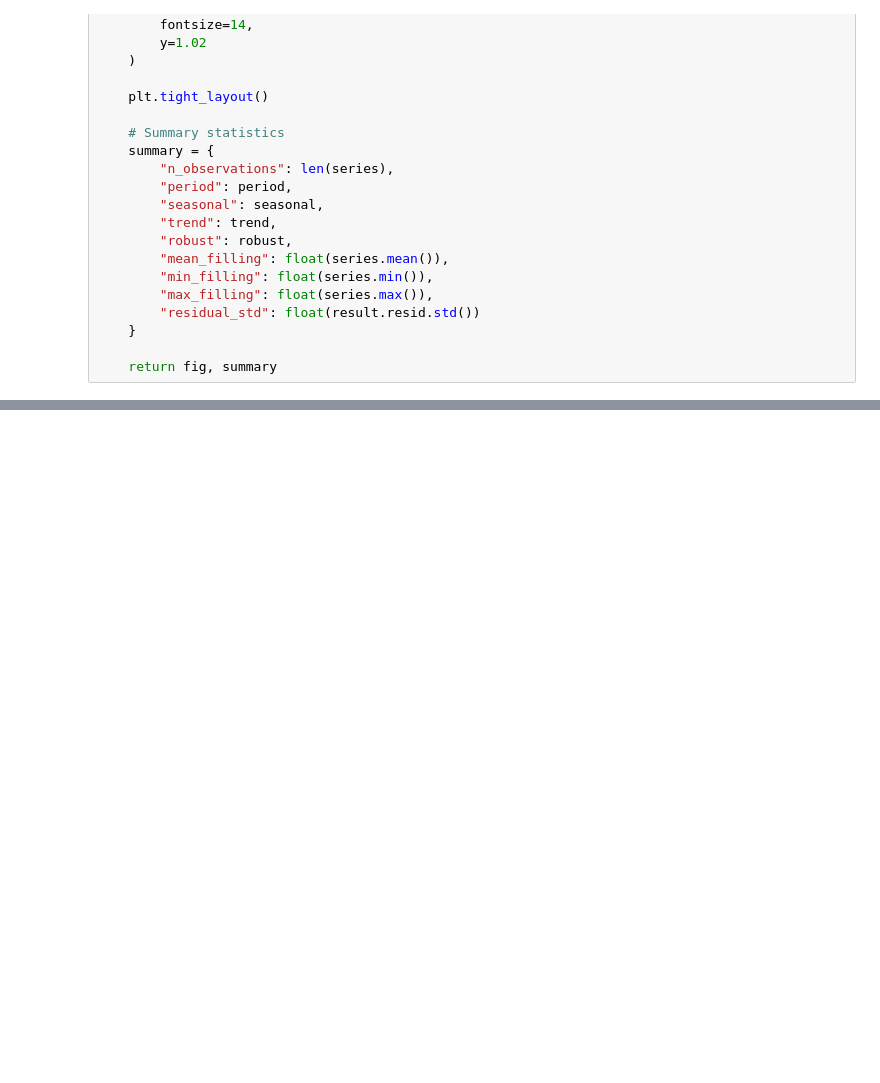
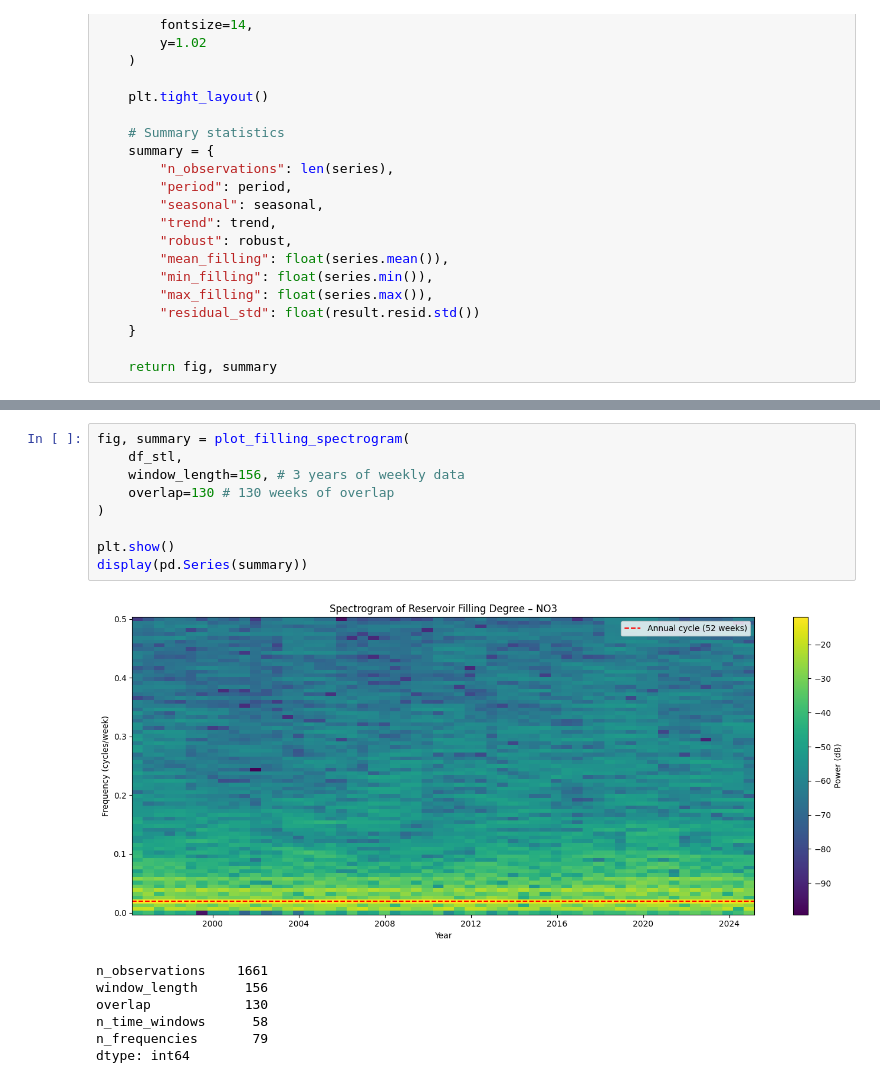
Before and after one commit to phkhle/IND320, a Jupyter notebook: jupyter_notebooks/assignment3.ipynb, the cells around one changed output, grey strips where cells are left out. Drawn from its saved outputs; the diff is of its cells as text; blank space fills up the shorter version.

```diff
--- a/jupyter_notebooks/assignment3.ipynb
+++ b/jupyter_notebooks/assignment3.ipynb
@@ -940,0 +1150,17 @@ def plot_filling_stl(
+# %%
+fig, summary = plot_filling_spectrogram(
+    df_stl,
+    window_length=156, # 3 years of weekly data
+    overlap=130 # 130 weeks of overlap
+)
+
+plt.show()
+display(pd.Series(summary))
+# %% [output]
+[figure, added]
+n_observations    1661
+window_length      156
+overlap            130
+n_time_windows      58
+n_frequencies       79
+dtype: int64
```
Also changed, not shown: parts of 13 cells of this notebook, 1 other file.
